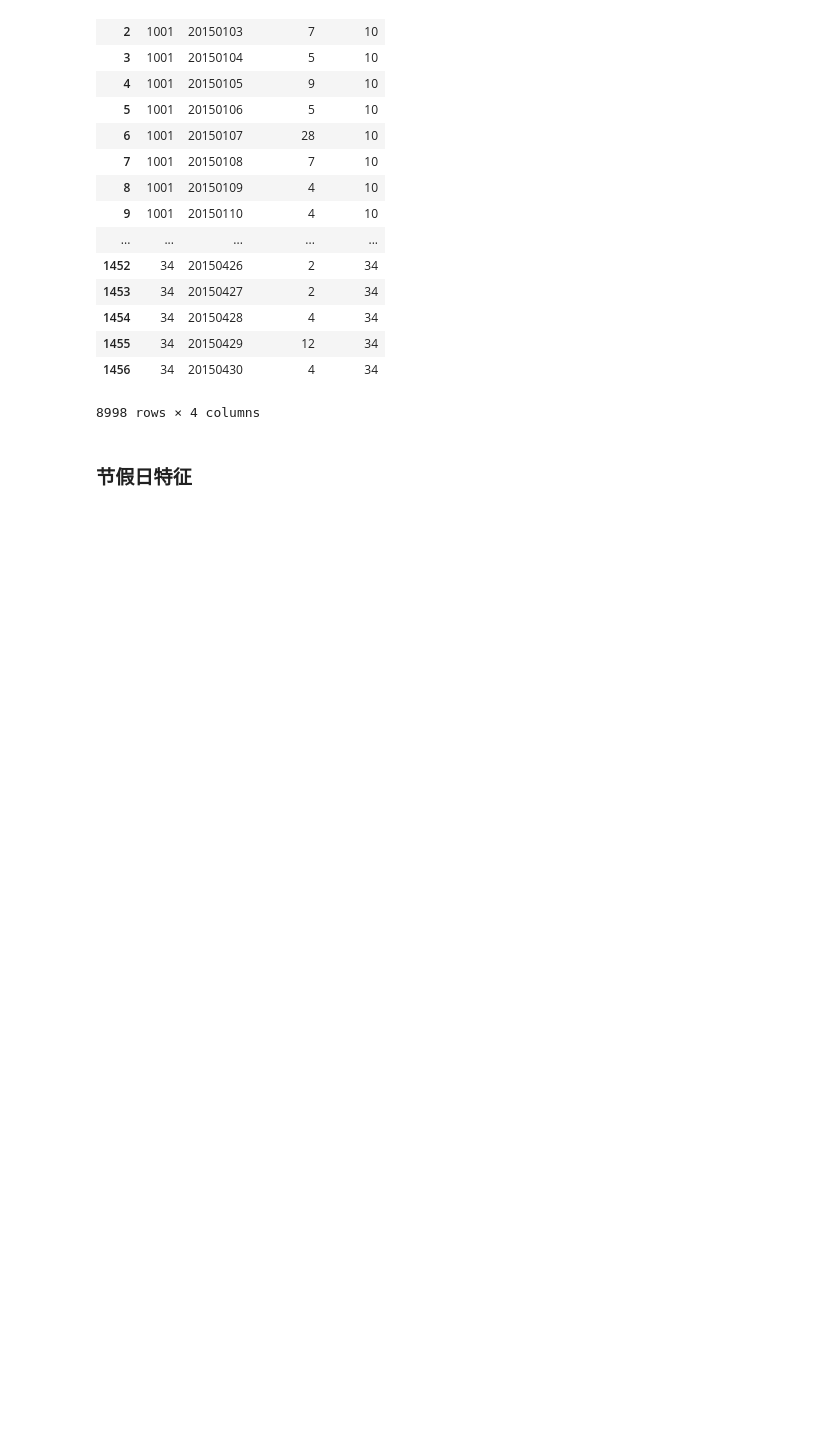
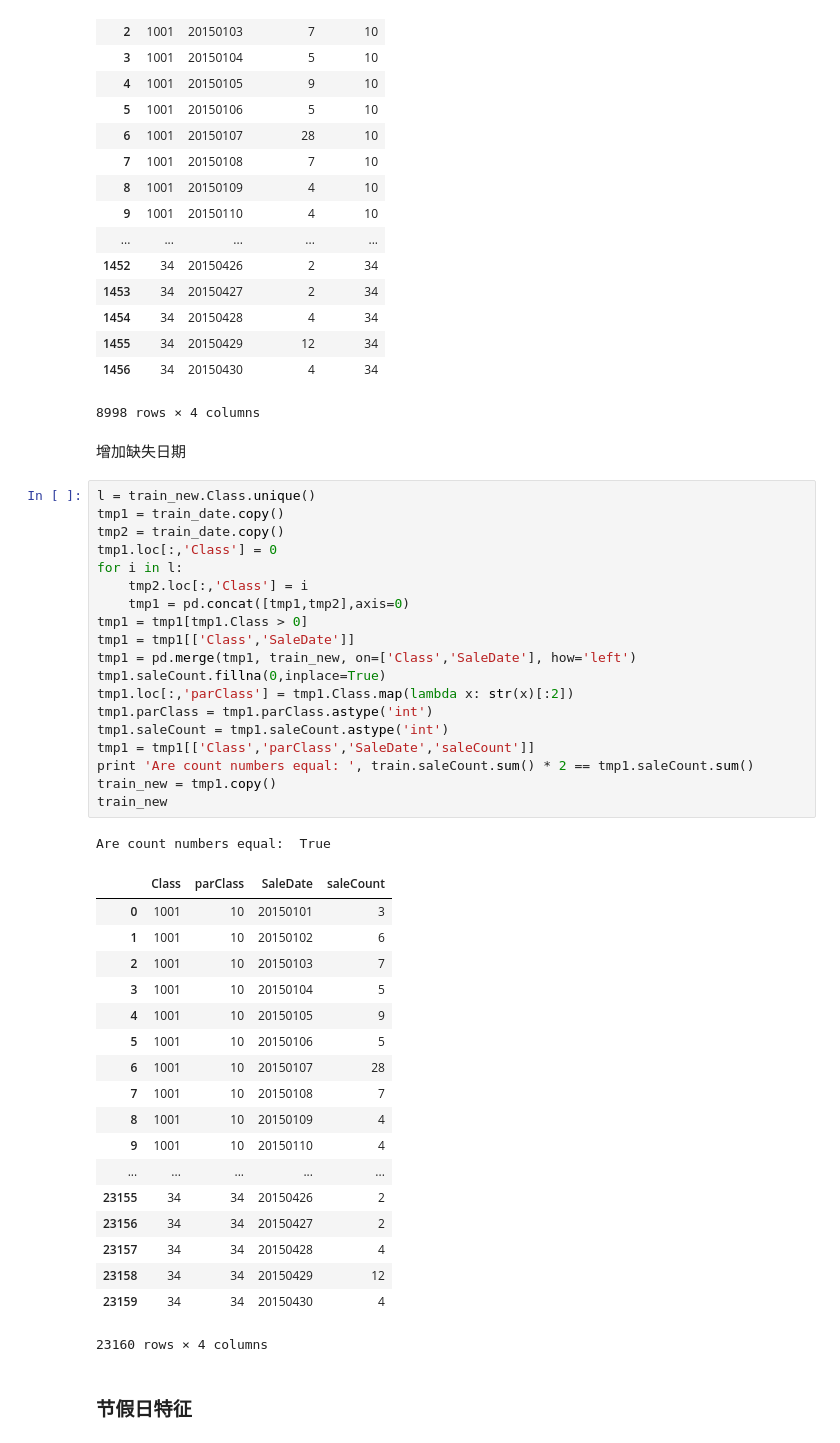
Before and after one commit to dereksjtu/MachineLearning_Matches, a Jupyter notebook: supermarket/prj/code/FeatureEngineering_supemarket.ipynb, the cells around one changed output. Saved outputs shown, nothing was run; the diff lists cells and outputs as text; blank space fills up the shorter version.

```diff
--- a/supermarket/prj/code/FeatureEngineering_supemarket.ipynb
+++ b/supermarket/prj/code/FeatureEngineering_supemarket.ipynb
@@ -79,6 +63,47 @@ train_new
 | 1455 | 34 | 20150429 | 12 | 34 |
 | 1456 | 34 | 20150430 | 4 | 34 |
 8998 rows × 4 columns
+# %% [markdown]
+增加缺失日期
+# %%
+l = train_new.Class.unique()
+tmp1 = train_date.copy()
+tmp2 = train_date.copy()
+tmp1.loc[:,'Class'] = 0
+for i in l:
+    tmp2.loc[:,'Class'] = i
+    tmp1 = pd.concat([tmp1,tmp2],axis=0)
+tmp1 = tmp1[tmp1.Class > 0]
+tmp1 = tmp1[['Class','SaleDate']]
+tmp1 = pd.merge(tmp1, train_new, on=['Class','SaleDate'], how='left')
+tmp1.saleCount.fillna(0,inplace=True)
+tmp1.loc[:,'parClass'] = tmp1.Class.map(lambda x: str(x)[:2])
+tmp1.parClass = tmp1.parClass.astype('int')
+tmp1.saleCount = tmp1.saleCount.astype('int')
+tmp1 = tmp1[['Class','parClass','SaleDate','saleCount']]
+print 'Are count numbers equal: ', train.saleCount.sum() * 2 == tmp1.saleCount.sum()
+train_new = tmp1.copy()
+train_new
+# %% [output]
+Are count numbers equal:  True
+|  | Class | parClass | SaleDate | saleCount |
+| 0 | 1001 | 10 | 20150101 | 3 |
+| 1 | 1001 | 10 | 20150102 | 6 |
+| 2 | 1001 | 10 | 20150103 | 7 |
+| 3 | 1001 | 10 | 20150104 | 5 |
+| 4 | 1001 | 10 | 20150105 | 9 |
+| 5 | 1001 | 10 | 20150106 | 5 |
+| 6 | 1001 | 10 | 20150107 | 28 |
+| 7 | 1001 | 10 | 20150108 | 7 |
+| 8 | 1001 | 10 | 20150109 | 4 |
+| 9 | 1001 | 10 | 20150110 | 4 |
+| ... | ... | ... | ... | ... |
+| 23155 | 34 | 34 | 20150426 | 2 |
+| 23156 | 34 | 34 | 20150427 | 2 |
+| 23157 | 34 | 34 | 20150428 | 4 |
+| 23158 | 34 | 34 | 20150429 | 12 |
+| 23159 | 34 | 34 | 20150430 | 4 |
+23160 rows × 4 columns
 # %% [markdown]
 ### 节假日特征
 # %%
```
Also changed, not shown: parts of 18 cells of this notebook, 7 other files.
